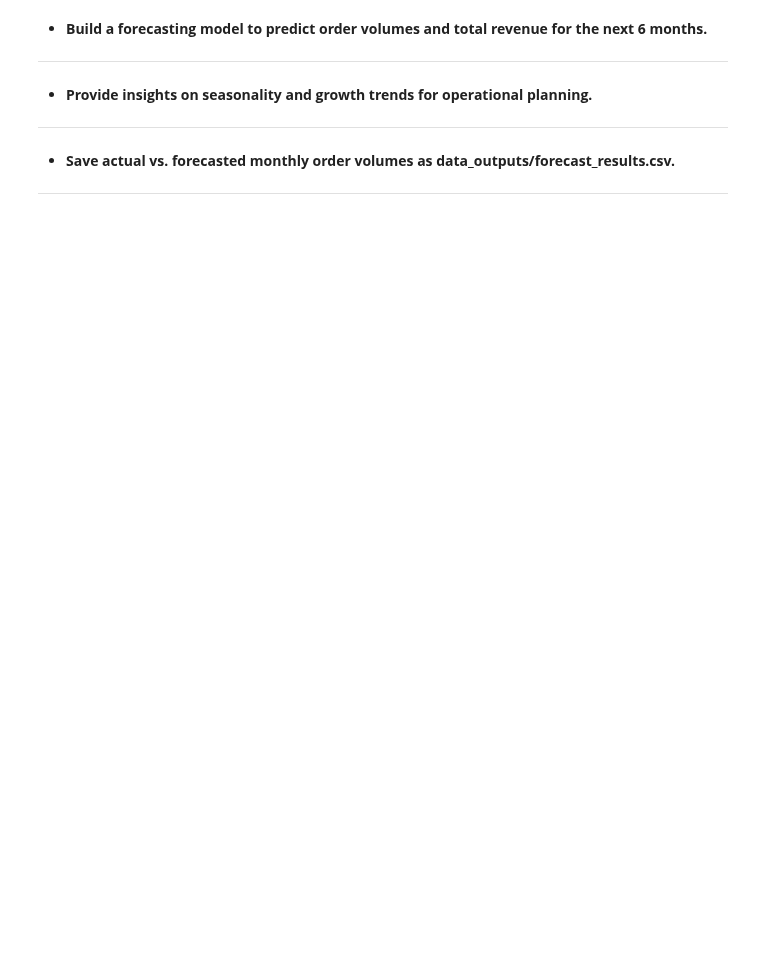
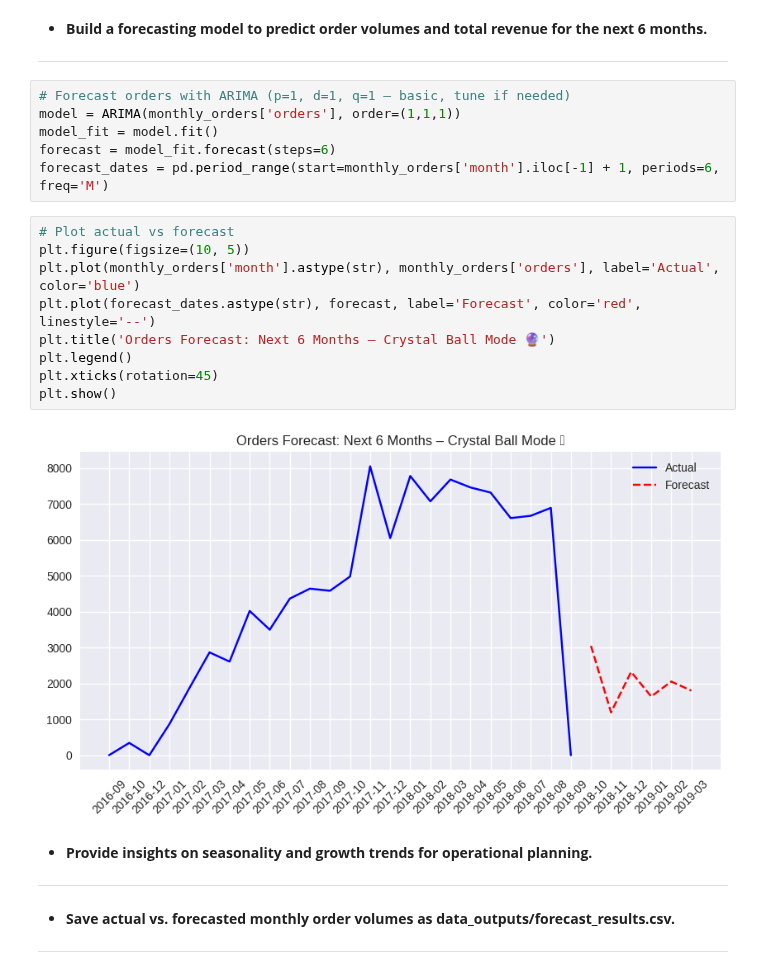
Before and after one commit to Kanakbaghel/Capstone_Project, a Jupyter notebook: Scripts/P3 : Retailsmart Advanced Analytics.ipynb, the cells around one changed output. Saved outputs shown, nothing was run; the diff lists cells and outputs as text; blank space fills up the shorter version.

```diff
--- a/Scripts/P3 : Retailsmart Advanced Analytics.ipynb
+++ b/Scripts/P3 : Retailsmart Advanced Analytics.ipynb
@@ -103,6 +205,23 @@ data_outputs/cluster_summary.csv.**
 months.**
 
 ---
+# %%
+# Forecast orders with ARIMA (p=1, d=1, q=1 – basic, tune if needed)
+model = ARIMA(monthly_orders['orders'], order=(1,1,1))
+model_fit = model.fit()
+forecast = model_fit.forecast(steps=6)
+forecast_dates = pd.period_range(start=monthly_orders['month'].iloc[-1] + 1, periods=6, freq='M')
+# %%
+# Plot actual vs forecast
+plt.figure(figsize=(10, 5))
+plt.plot(monthly_orders['month'].astype(str), monthly_orders['orders'], label='Actual', color='blue')
+plt.plot(forecast_dates.astype(str), forecast, label='Forecast', color='red', linestyle='--')
+plt.title('Orders Forecast: Next 6 Months – Crystal Ball Mode 🔮')
+plt.legend()
+plt.xticks(rotation=45)
+plt.show()
+# %% [output]
+[figure, added]
 # %% [markdown]
 - **Provide insights on seasonality and growth trends for operational planning.**
 
```
Also changed, not shown: parts of 29 cells of this notebook.
